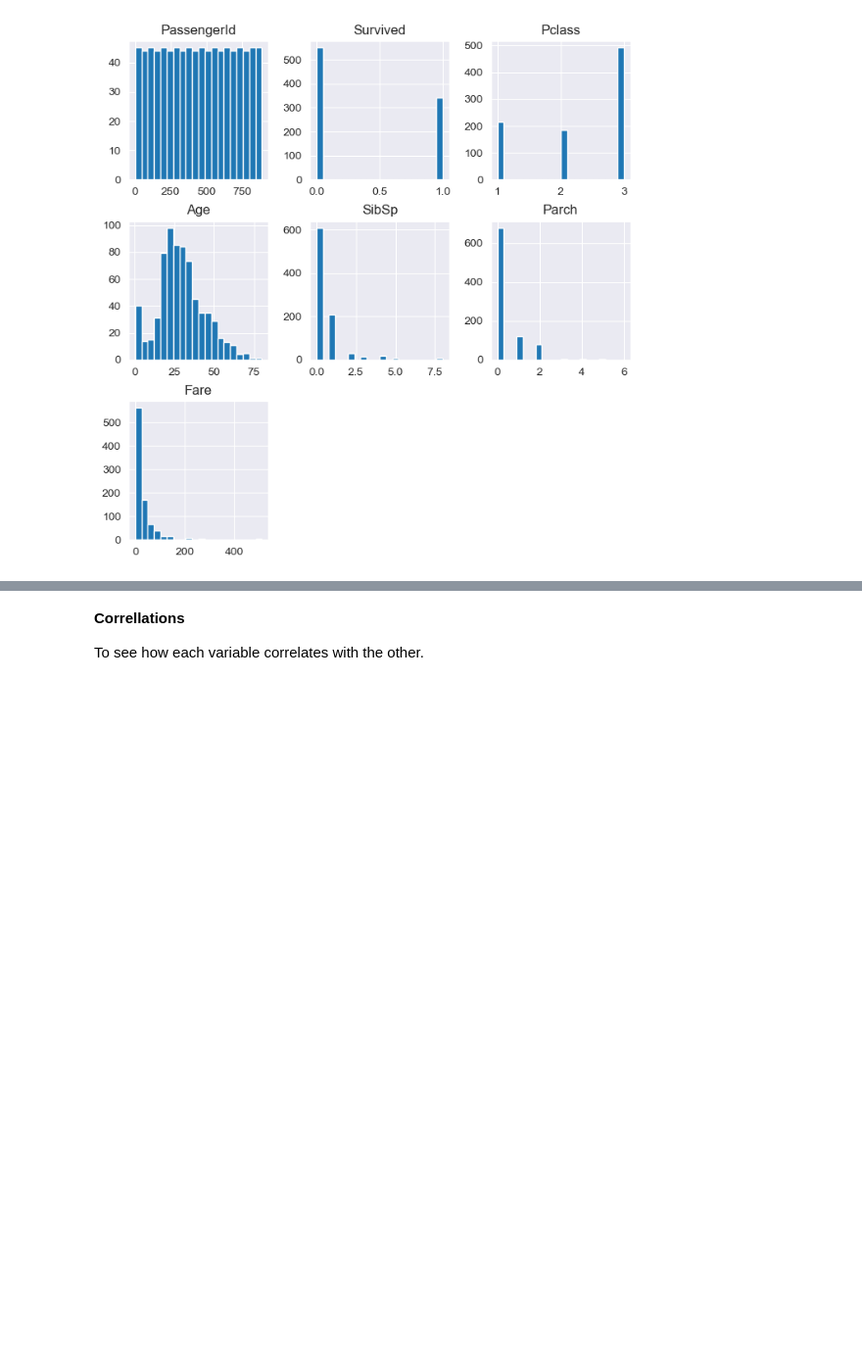
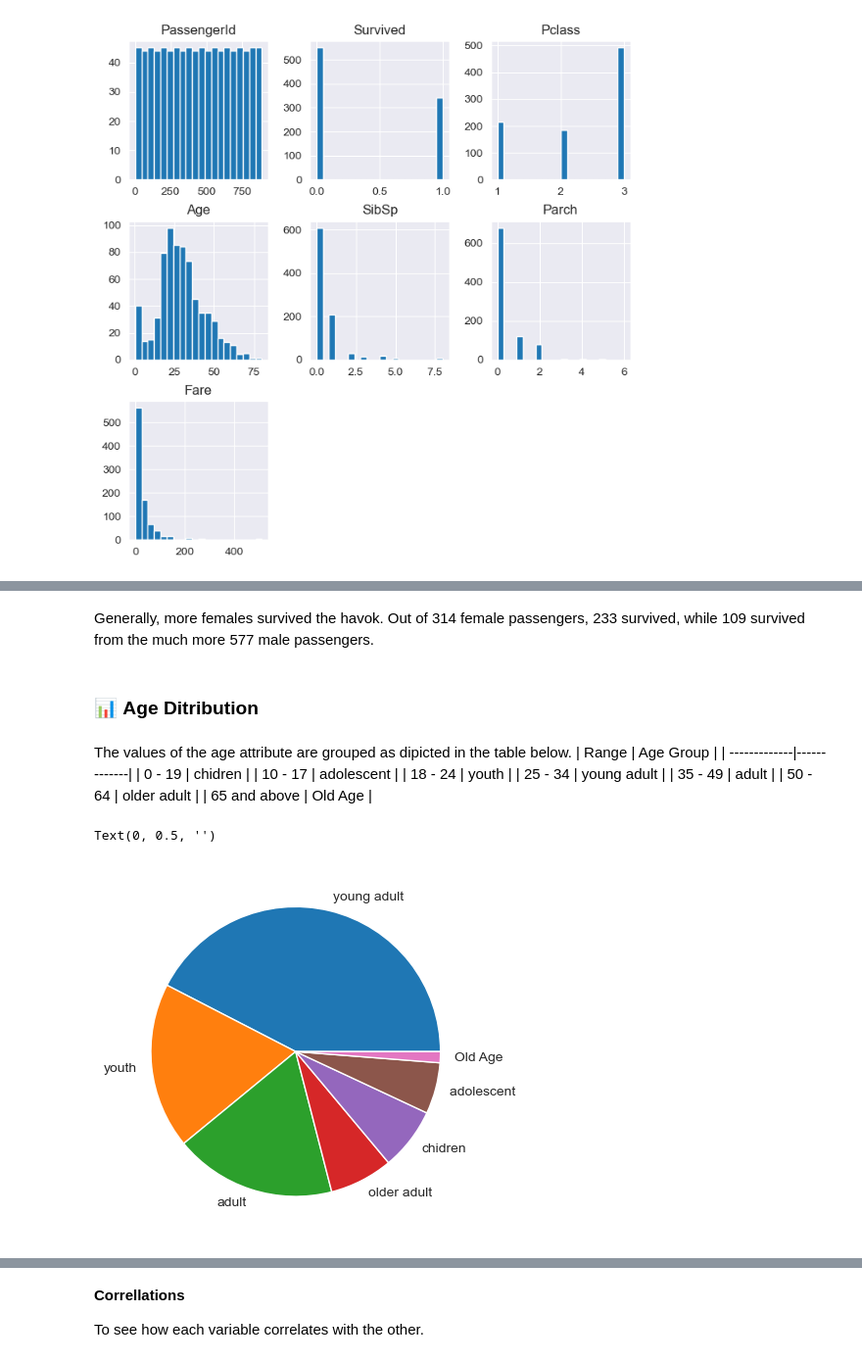
Before and after one commit to muyiwa-obadara/CODSOFT, a Jupyter notebook: titanic/titabic.ipynb, the cells around one changed output, grey strips where cells are left out. Shown at 98% size. Cells and saved outputs as stored; diff of their text form; code cells hidden in the pictures; blank space fills up the shorter version.

```diff
--- a/titanic/titabic.ipynb
+++ b/titanic/titabic.ipynb
@@ -135,0 +190,22 @@ plt.show()
+# %% [markdown]
+Generally, more females survived the havok. Out of 314 female passengers, 233 survived, while 109 survived from the much more 577 male passengers.
+# %% [markdown]
+### 📊 **Age Ditribution**
+# %% [markdown]
+The values of the age attribute are grouped as dipicted in the table below.
+| Range        | Age Group   |
+| -------------|-------------|
+| 0 - 19       | chidren     |
+| 10 - 17      | adolescent  |
+| 18 - 24      | youth       |
+| 25 - 34      | young adult |
+| 35 - 49      | adult       |
+| 50 - 64      | older adult |
+| 65 and above |  Old Age    |
+# %%
+df_eda["AgeGroup"] = df_eda.Age.map(age_map)
+ax = df_eda.AgeGroup.value_counts().plot.pie()
+ax.yaxis.set_label_text("")
+# %% [output]
+Text(0, 0.5, '')
+[figure, added]
```
Also changed, not shown: parts of 46 cells of this notebook, 2 other files.
